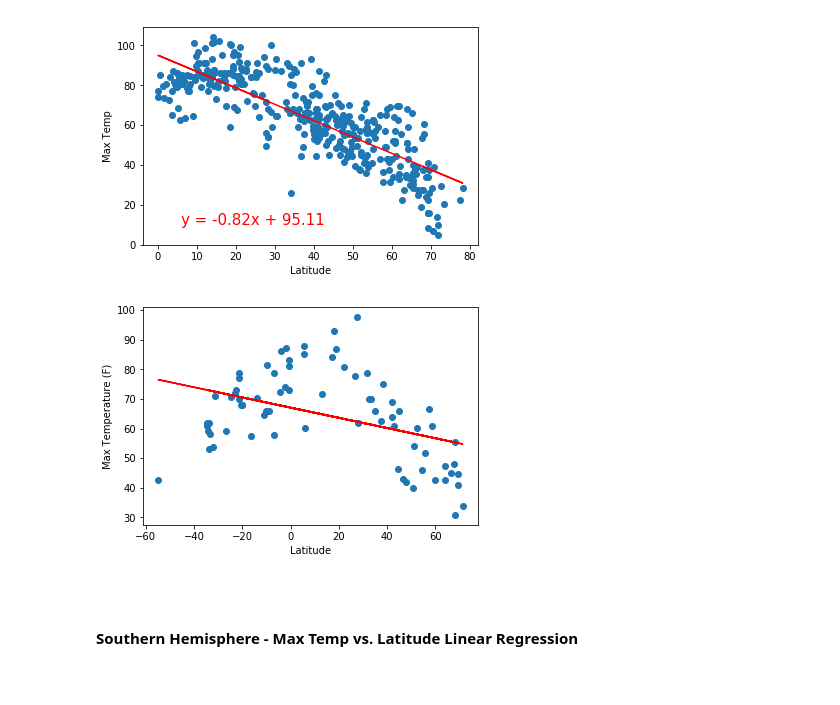
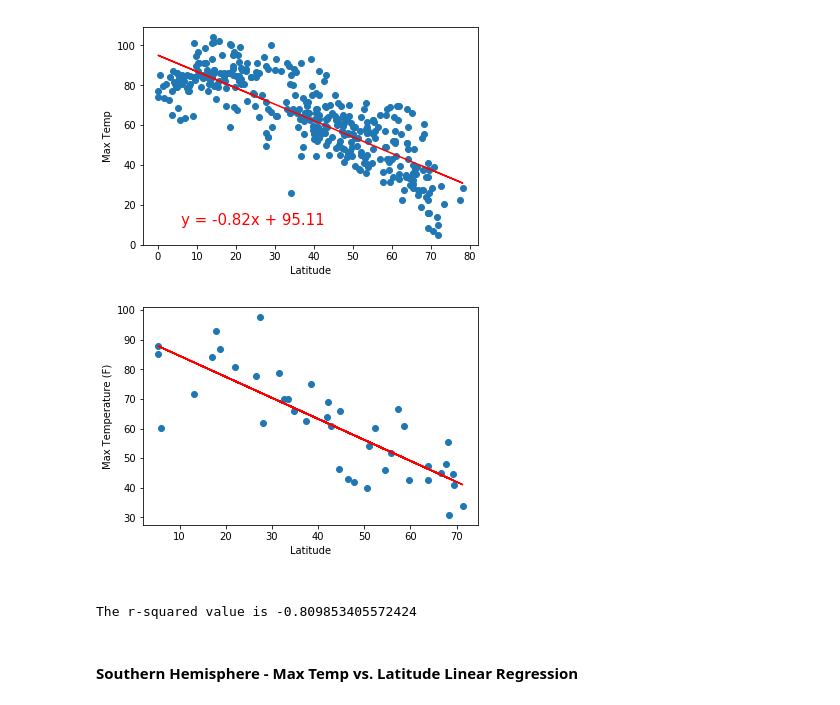
Before and after one commit to motofi/python-api-challenge, a Jupyter notebook: WeatherPy/WeatherPy.ipynb, the cells around one changed output. Drawn from its saved outputs; the diff is of its cells as text; code cells hidden in the pictures.

Commit message:
Linear Regression plots

```diff
--- a/WeatherPy/WeatherPy.ipynb
+++ b/WeatherPy/WeatherPy.ipynb
@@ -443,36 +443,38 @@ The r-squared is: -0.8151657406810827
 # plt.xlabel("Latitude")
 # plt.ylabel("Max Temperature (F)")
 
 # Add the linear regression equation and line to plot
-x_values = city_df['Lat']
-y_values = city_df['Max Temp']
+x_values = north_df['Lat']
+y_values = north_df['Max Temp']
 
 (slope, intercept, rvalue, pvalue, stderr) = linregress(x_values, y_values)
 regress_values = x_values * slope +intercept
 line_eq = "y = " + str(round(slope,2)) + "x + " + str(round(intercept,2))
 
 plt.scatter(x_values,y_values)
 plt.plot(x_values,regress_values,"r-")
 
 plt.annotate(line_eq,(6,10),fontsize=15,color="red")
 
 plt.xlabel("Latitude")
 plt.ylabel("Max Temperature (F)")
 plt.show()
 
+print(f'The r-squared value is {rvalue}')
 # x_values = housing_data['RM']
 # y_values = housing_data['MEDV']
 # (slope, intercept, rvalue, pvalue, stderr) = linregress(x_values, y_values)
 # regress_values = x_values * slope + intercept
 # line_eq = "y = " + str(round(slope,2)) + "x + " + str(round(intercept,2))
 # plt.scatter(x_values,y_values)
 # plt.plot(x_values,regress_values,"r-")
 # plt.annotate(line_eq,(6,10),fontsize=15,color="red")
 # plt.xlabel('Rooms in House')
 # plt.ylabel('Median House Prices ($1000)')
 # plt.show()
 # %% [output]
-[figure, old version]
+[figure, new version]
+The r-squared value is -0.809853405572424
 # %% [markdown]
 ####  Southern Hemisphere - Max Temp vs. Latitude Linear Regression
 # %%
```
Also changed, not shown: parts of 7 cells of this notebook.
